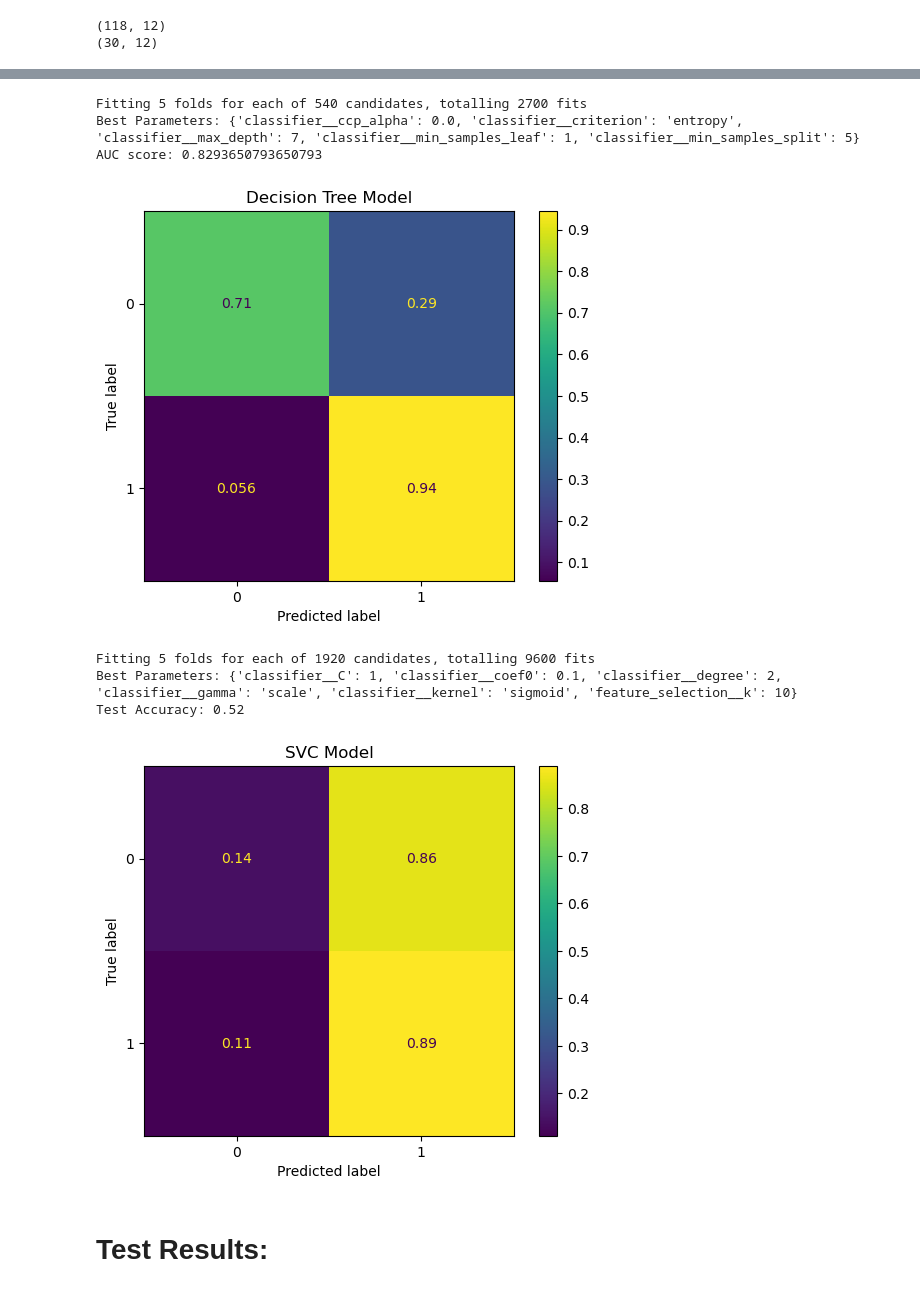
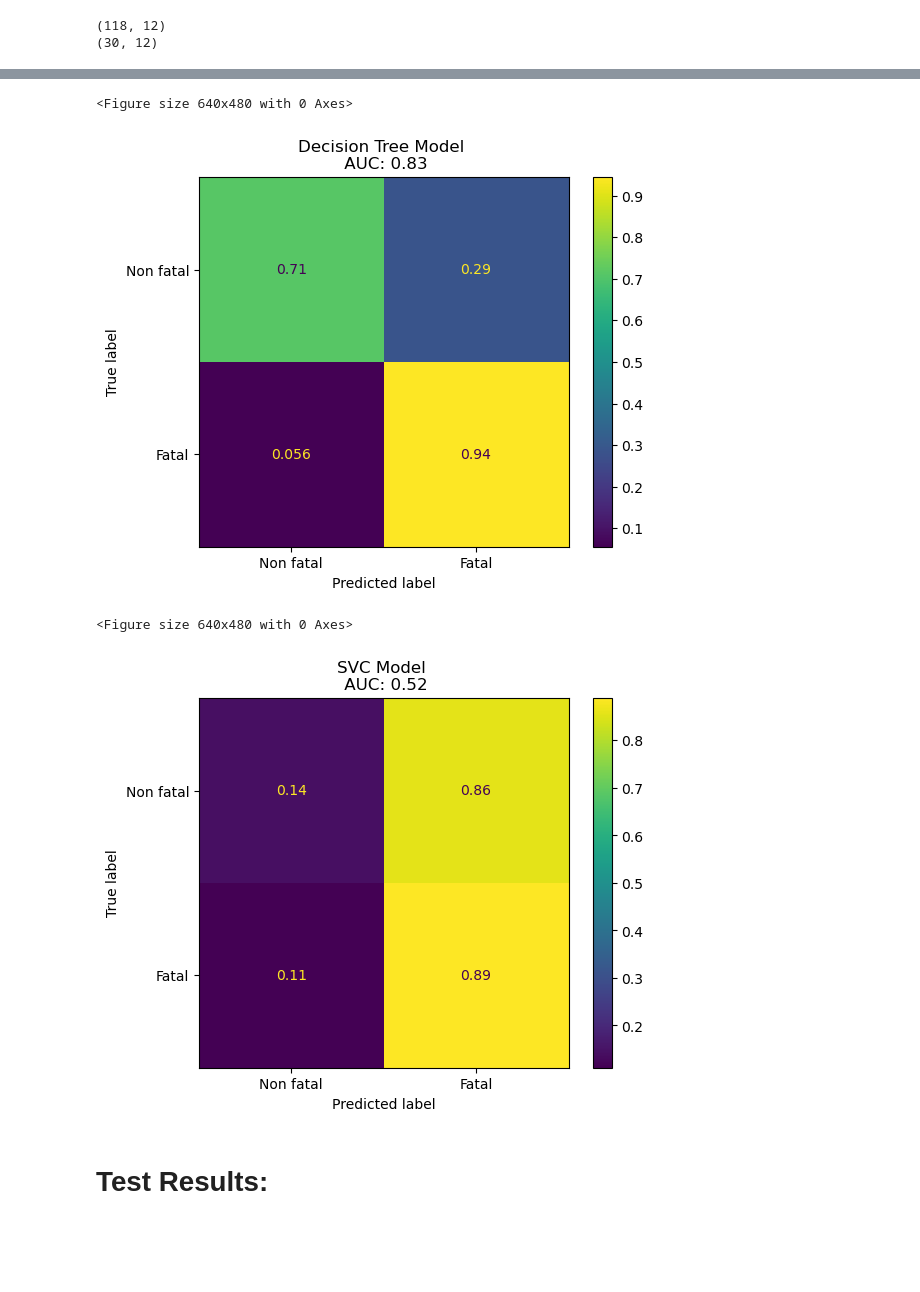
Before and after one commit to ljime080/CAP4612_Final_Project, a Jupyter notebook: final_project.ipynb, the cells around one changed output, grey strips where cells are left out. Saved outputs shown, nothing was run; the diff lists cells and outputs as text; code cells hidden in the pictures; blank space fills up the shorter version.

```diff
--- a/final_project.ipynb
+++ b/final_project.ipynb
@@ -210,4 +211,5 @@ AUC score: 0.6206349206349207
 # %%
+plt.clf()
 logit_pipeline = Pipeline(steps=[
     ('preprocessor', preprocessor),
     ('feature_selection', SelectKBest(score_func=f_classif)),
@@ -239,7 +241,7 @@ param_grid = [
 
 
 #Perform grid search
-logit_grid_search = GridSearchCV(logit_pipeline, param_grid=param_grid, cv=5, scoring='roc_auc', n_jobs=-1, verbose=1)
+logit_grid_search = GridSearchCV(logit_pipeline, param_grid=param_grid, cv=5, scoring='roc_auc', n_jobs=-1, verbose=0)
 logit_grid_search.fit(X_train, np.ravel(y_train))
 
 
@@ -248,9 +250,10 @@ logit_best_model = logit_grid_search.best_estimator_
 y_pred_logit = logit_best_model.predict(X_train)
 
 #Output results
-print("Best Parameters:", logit_grid_search.best_params_)
-print(f"Logit auc: {roc_auc_score(y_train  , y_pred_logit):.2f}")
-ConfusionMatrixDisplay.from_predictions(y_train, y_pred_logit ,   normalize='true' )
-plt.title("Logistic Regression Model")
+
+disp = ConfusionMatrixDisplay.from_predictions(y_train, y_pred_logit ,   normalize='true' )
+disp.ax_.set_xticklabels(['Non fatal', 'Fatal'])
+disp.ax_.set_yticklabels(['Non fatal', 'Fatal'])
+disp.ax_.set_title(f"Logistic Regression Model \n AUC: {roc_auc_score(y_train, y_pred_logit):.2f}")
 plt.show()
 # %% [output]
@@ -261,4 +262,5 @@ Logit auc: 0.50
 # %%
+plt.clf()
 dt_pipeline = Pipeline(steps=[
     ('preprocessor', preprocessor),
     ('classifier', DecisionTreeClassifier(random_state=random_state))
@@ -274,64 +276,56 @@ param_grid = {
 }
 
 #Perform grid search
-dt_grid_search = GridSearchCV(dt_pipeline, param_grid, cv=5, scoring='roc_auc', verbose=1, n_jobs=-1)
+dt_grid_search = GridSearchCV(dt_pipeline, param_grid, cv=5, scoring='roc_auc', verbose=0, n_jobs=-1)
 dt_grid_search.fit(X_train, y_train)
 
 #Evaluate the best model
 dt_best_model = dt_grid_search.best_estimator_
-y_pred = dt_best_model.predict(X_train)
+y_pred_dt = dt_best_model.predict(X_train)
 
 # Output results
-print("Best Parameters:", dt_grid_search.best_params_)
-print("AUC score:", roc_auc_score(y_train, y_pred))
-disp = ConfusionMatrixDisplay.from_predictions(y_train, y_pred , normalize='true' )
+disp = ConfusionMatrixDisplay.from_predictions(y_train, y_pred_dt , normalize='true' )
 disp.ax_.set_xticklabels(['Non fatal', 'Fatal'])
 disp.ax_.set_yticklabels(['Non fatal', 'Fatal'])
-disp.ax_.set_title("Decision Tree Model")
+disp.ax_.set_title(f"Decision Tree Model \n AUC: {roc_auc_score(y_train, y_pred_dt):.2f}")
 plt.show()
 # %% [output]
-Fitting 5 folds for each of 540 candidates, totalling 2700 fits
-Best Parameters: {'classifier__ccp_alpha': 0.0, 'classifier__criterion': 'entropy', 'classifier__max_depth': 7, 'classifier__min_samples_leaf': 1, 'classifier__min_samples_split': 5}
-AUC score: 0.8293650793650793
+<Figure size 640x480 with 0 Axes>
-[figure, old version]
+[figure, new version]
 # %%
 plt.clf()
 svc_pipeline = Pipeline(steps=[
     ('preprocessor', preprocessor),
     ('feature_selection', SelectKBest(score_func=f_classif)),
     ('classifier', SVC(random_state=random_state))
 ])
 
 param_grid = {
     'feature_selection__k': [1, 2, 3, 5, 10],  # Number of features to select
     'classifier__C': [0.1, 1, 10, 100],  # Regularization strength
     'classifier__kernel': ['linear', 'rbf', 'poly', 'sigmoid'],  # Kernel types
     'classifier__gamma': ['scale', 'auto'],  # Kernel coefficient
     'classifier__degree': [2, 3, 4],  # Degree of the polynomial kernel (only for 'poly' kernel)
     'classifier__coef0': [0.0, 0.1, 0.5, 1.0],  # Independent term in kernel function (poly/sigmoid)
 }
 
 # Perform grid search
-svc_grid_search = GridSearchCV(svc_pipeline, param_grid=param_grid, cv=5, scoring='roc_auc', n_jobs=-1, verbose=1)
+svc_grid_search = GridSearchCV(svc_pipeline, param_grid=param_grid, cv=5, scoring='roc_auc', n_jobs=-1, verbose=0)
 svc_grid_search.fit(X_train, y_train)
 
 #Evaluate the best model
 svc_best_model = svc_grid_search.best_estimator_
 y_pred_svc = svc_best_model.predict(X_train)
 
 #Output results
-print("Best Parameters:", svc_grid_search.best_params_)
-print(f"Test Accuracy: {roc_auc_score(y_train, y_pred_svc):.2f}")
 disp = ConfusionMatrixDisplay.from_predictions(y_train, y_pred_svc , normalize='true' )
 disp.ax_.set_xticklabels(['Non fatal', 'Fatal'])
 disp.ax_.set_yticklabels(['Non fatal', 'Fatal'])
-disp.ax_.set_title("SVC Model")
+disp.ax_.set_title(f"SVC Model \n AUC: {roc_auc_score(y_train, y_pred_svc):.2f}")
 plt.show()
 # %% [output]
-Fitting 5 folds for each of 1920 candidates, totalling 9600 fits
-Best Parameters: {'classifier__C': 1, 'classifier__coef0': 0.1, 'classifier__degree': 2, 'classifier__gamma': 'scale', 'classifier__kernel': 'sigmoid', 'feature_selection__k': 10}
-Test Accuracy: 0.52
+<Figure size 640x480 with 0 Axes>
-[figure, old version]
+[figure, new version]
 # %% [markdown]
 # Test Results:
 # %%
```
Also changed, not shown: parts of 7 cells of this notebook.
